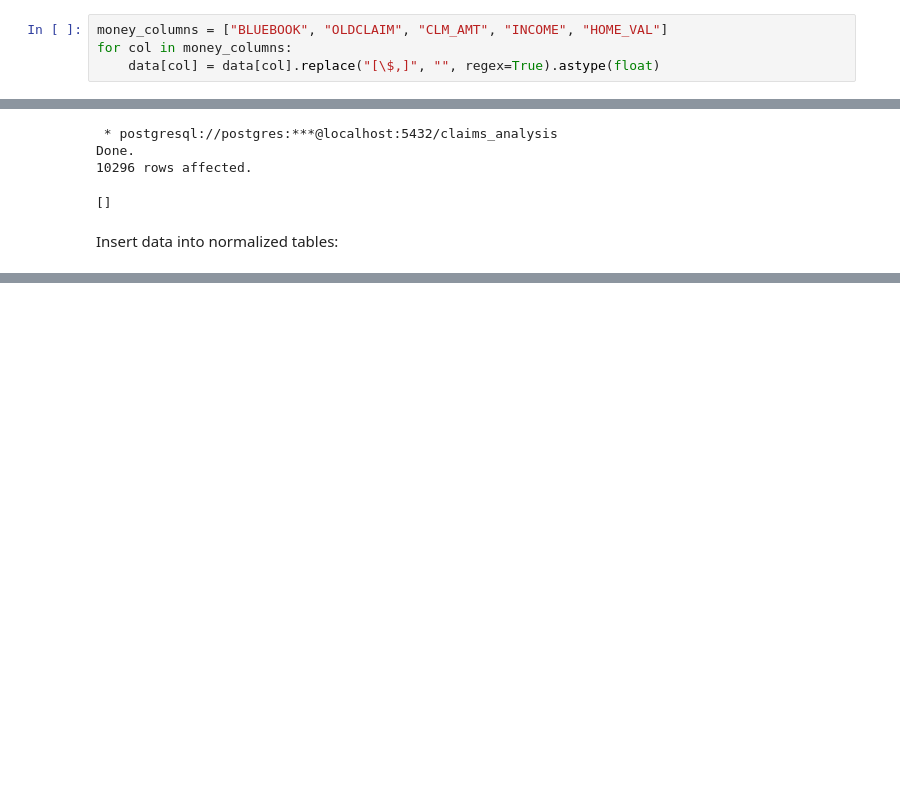
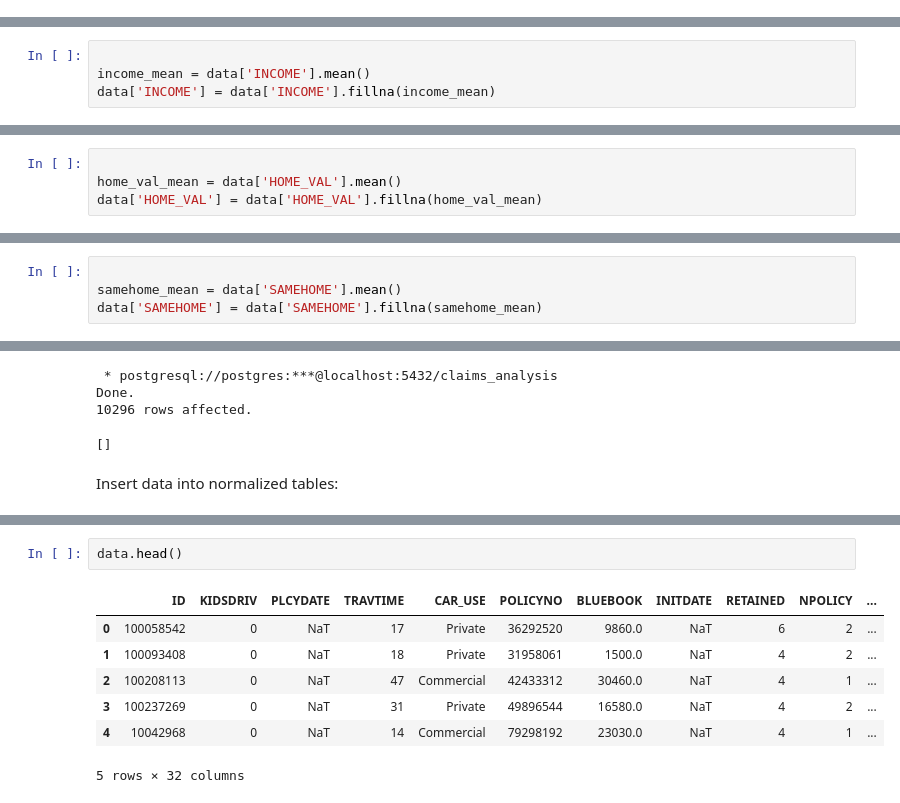
Before and after one commit to The-DigitalAcademy/claims_analysis, a Jupyter notebook: ImportData.ipynb, the cells around one changed output, grey strips where cells are left out. Drawn from its saved outputs; the diff is of its cells as text; blank space fills up the shorter version.

```diff
--- a/ImportData.ipynb
+++ b/ImportData.ipynb
@@ -174,4 +277,0 @@ Remove currency symbols and convert monetary values to numeric:
-# %%
-money_columns = ["BLUEBOOK", "OLDCLAIM", "CLM_AMT", "INCOME", "HOME_VAL"]
-for col in money_columns:
-    data[col] = data[col].replace("[\$,]", "", regex=True).astype(float)
@@ -198,0 +278,4 @@ data.head(20)
+# %%
+
+income_mean = data['INCOME'].mean()
+data['INCOME'] = data['INCOME'].fillna(income_mean)
@@ -198,0 +301,4 @@ data.head(20)
+# %%
+
+home_val_mean = data['HOME_VAL'].mean()
+data['HOME_VAL'] = data['HOME_VAL'].fillna(home_val_mean)
@@ -198,0 +335,4 @@ data.head(20)
+# %%
+
+samehome_mean = data['SAMEHOME'].mean()
+data['SAMEHOME'] = data['SAMEHOME'].fillna(samehome_mean)
@@ -557,3 +719,13 @@ report.show_notebook()
 # %% [output]
 Report claims_analysis_sweetviz_report.html was generated! NOTEBOOK/COLAB USERS: the web browser MAY not pop up, regardless, the report IS saved in your notebook/colab files.
 [interactive output not drawn]
+# %%
+data.head()
+# %% [output]
+|  | ID | KIDSDRIV | PLCYDATE | TRAVTIME | CAR_USE | POLICYNO | BLUEBOOK | INITDATE | RETAINED | NPOLICY | ... |
+| 0 | 100058542 | 0 | NaT | 17 | Private | 36292520 | 9860.0 | NaT | 6 | 2 | ... |
+| 1 | 100093408 | 0 | NaT | 18 | Private | 31958061 | 1500.0 | NaT | 4 | 2 | ... |
+| 2 | 100208113 | 0 | NaT | 47 | Commercial | 42433312 | 30460.0 | NaT | 4 | 1 | ... |
+| 3 | 100237269 | 0 | NaT | 31 | Private | 49896544 | 16580.0 | NaT | 4 | 2 | ... |
+| 4 | 10042968 | 0 | NaT | 14 | Commercial | 79298192 | 23030.0 | NaT | 4 | 1 | ... |
+5 rows × 32 columns
```
Also changed, not shown: parts of 33 cells of this notebook, 2 other files.
